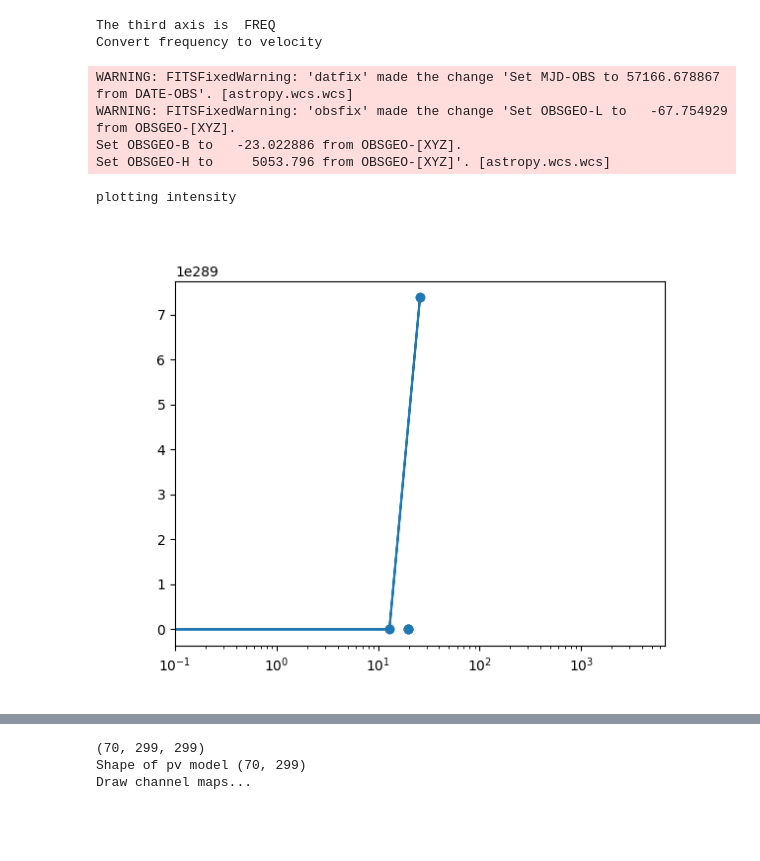
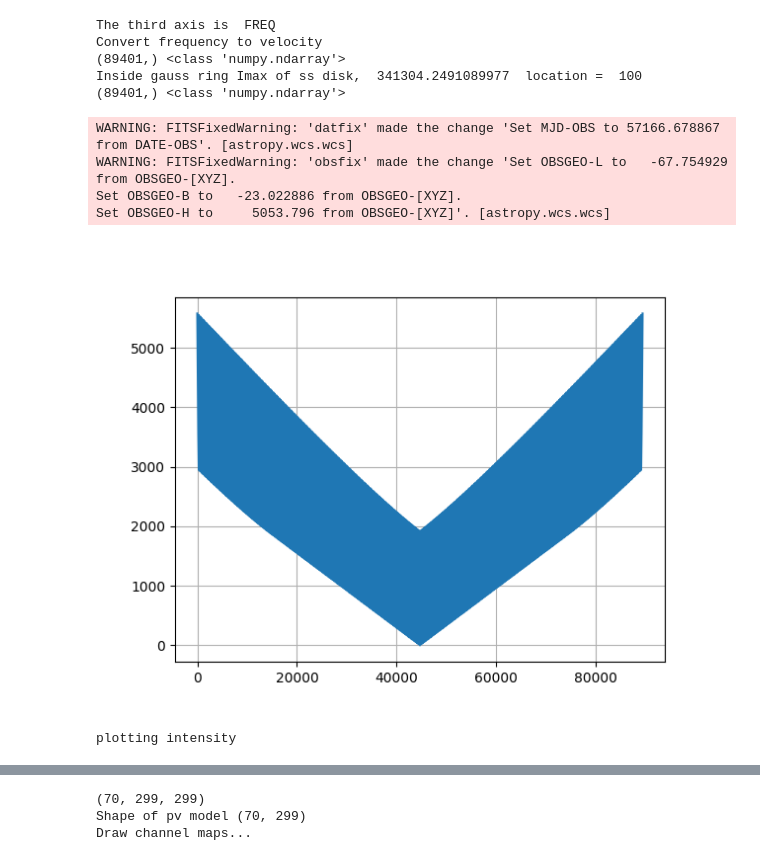
Before and after one commit to mihirtripathi97/DiskModel, a Jupyter notebook: test_pipeline.ipynb, the cells around one changed output, grey strips where cells are left out. Cells and saved outputs as stored; diff of their text form; code cells hidden in the pictures; blank space fills up the shorter version.

```diff
--- a/test_pipeline.ipynb
+++ b/test_pipeline.ipynb
@@ -21,34 +21,38 @@ Ic, rc, beta, gamma, r_ring = [1., 600., 0.5, 1., 180.] # rc
 inc = 73.
 pa = 69.
 ms = 1.6
 vsys = 7.3
+r_ring = 200.
 
 
-model = SSDisk(Ic, rc, beta, gamma, inc, pa, ms, vsys)
+model = SSDisk(Ic, rc, beta, gamma, inc, pa, ms, vsys, r_ring = 100, ring_peak = 0.9, ring_width = 20.)
 
 # object
 f_cube = 'uid___A002_b_6.cal.l1489_irs.spw_1_7.line.cube.clean.c_baseline_0.image.pbcor.Regridded.Smoothened.fits'
 dist = 140.
 f_PV = 'uid___A002_b_6.cal.l1489_irs.spw_1_7.line.cube.clean.c_baseline_0.image.pbcor.Regridded.Smoothened.PV_69_w1.fits'
 
 # --------- main ----------
 # read fits file
 cube = Imfits(f_cube)
 cube.trim_data([-9., 9.,], [-9.,9.])   # trim_data([RA range in arcsec offset from center], [Dec range], [offset velocity range in kmps])
 
 xx = cube.xx * 3600. * dist # in au
 yy = cube.yy * 3600. * dist # in au
 v = cube.vaxis[3:] # km/s
 
-modelcube = model.build_cube(xx, yy, v, cube.beam, linewidth=0.5, dist=dist, profile_type='gauss_ring',
+modelcube = model.build_cube(xx, yy, v, cube.beam, linewidth=0.7, dist=dist, profile_type='gauss_ring',
                             plot_intensity=True)
 vmin, vmax = np.nanmin(modelcube)*0.5, np.nanmax(modelcube)*0.5
 # %% [output]
 The third axis is  FREQ
 Convert frequency to velocity
+(89401,) <class 'numpy.ndarray'>
+Inside gauss ring Imax of ss disk,  341304.2491089977  location =  100
+(89401,) <class 'numpy.ndarray'>
 WARNING: FITSFixedWarning: 'datfix' made the change 'Set MJD-OBS to 57166.678867 from DATE-OBS'. [astropy.wcs.wcs]
 WARNING: FITSFixedWarning: 'obsfix' made the change 'Set OBSGEO-L to   -67.754929 from OBSGEO-[XYZ].
 Set OBSGEO-B to   -23.022886 from OBSGEO-[XYZ].
 Set OBSGEO-H to     5053.796 from OBSGEO-[XYZ]'. [astropy.wcs.wcs]
+[figure, new version]
 plotting intensity
-[figure, old version]
```
Also changed, not shown: parts of 2 cells of this notebook, 3 other files.
